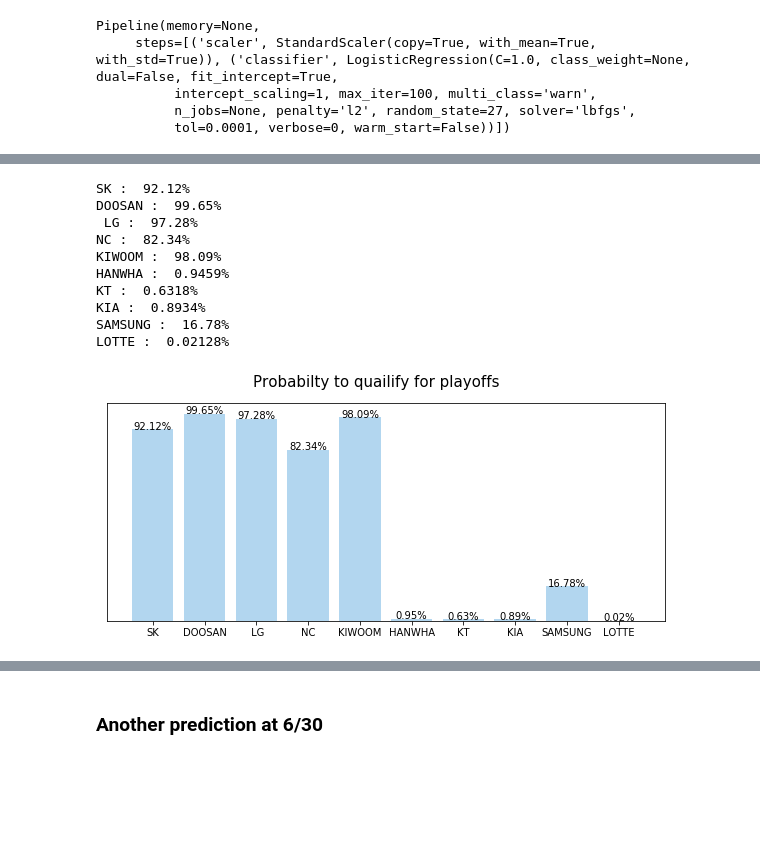
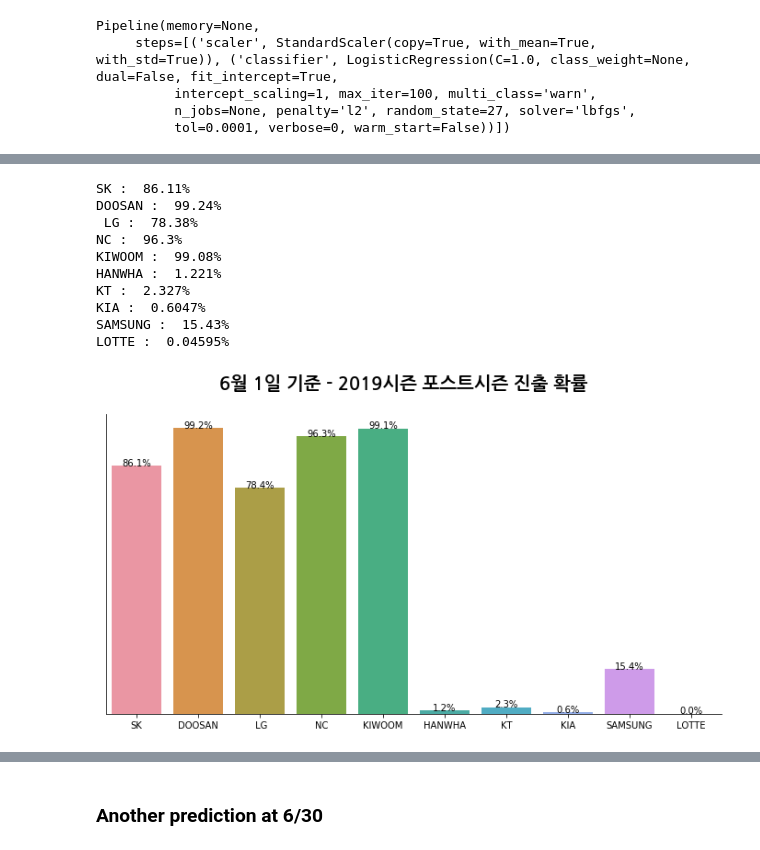
Before and after one commit to Teosoft7/predict_kbo, a Jupyter notebook: predict_kbo.ipynb, the cells around one changed output, grey strips where cells are left out. Cells and saved outputs as stored; diff of their text form; code cells hidden in the pictures; blank space fills up the shorter version.

Commit message:
add seaborn and random state for model

```diff
--- a/predict_kbo.ipynb
+++ b/predict_kbo.ipynb
@@ -271,17 +215,0 @@ LOTTE :  0.001638%
-# %%
-# Draw a chart
-fig, ax = plt.subplots(figsize=(10, 4))
-ax.bar(predicts.keys(), predicts.values(), color='#007acc', alpha=.3)
-ax.grid(False)
-ax.set_yticks([])
-
-fig.suptitle('Probabilty to WIn a league', fontsize=15)
-
-for rect in ax.patches:
-    y_value = rect.get_height()
-    x_value = rect.get_x() + rect.get_width() / 2
-
-    label = '{:.2f}%'.format(y_value)
-    plt.annotate(label, (x_value, y_value), ha='center' )
-
-plt.show()
@@ -327,0 +282,10 @@ weighted avg       0.71      0.71      0.70        17
+# %%
+# Set pipeline with SS & Log_Regressor
+pp_post_lr = Pipeline([
+    ('scaler', StandardScaler()),
+    ('classifier', LogisticRegression(solver='lbfgs',
+                                      random_state=27))
+])
+# %%
+# Train model
+pp_post_lr.fit(X_train, y_train)
@@ -328,36 +312,39 @@ weighted avg       0.71      0.71      0.70        17
 # %%
+# Show odds for playoff
 predicts = {}
 for team, value in stat_0601.items():
-    proba = pipeline_post.predict_proba([value])[0][1]*100
+    proba = pp_post_lr.predict_proba([value])[0][1]*100
     predicts[team] = proba
     print(f'{team} :  {proba:.4}%')
 # %% [output]
-SK :  92.12%
-DOOSAN :  99.65%
- LG :  97.28%
-NC :  82.34%
-KIWOOM :  98.09%
-HANWHA :  0.9459%
-KT :  0.6318%
-KIA :  0.8934%
-SAMSUNG :  16.78%
-LOTTE :  0.02128%
+SK :  86.11%
+DOOSAN :  99.24%
+ LG :  78.38%
+NC :  96.3%
+KIWOOM :  99.08%
+HANWHA :  1.221%
+KT :  2.327%
+KIA :  0.6047%
+SAMSUNG :  15.43%
+LOTTE :  0.04595%
 # %%
-# Draw a chart
-fig, ax = plt.subplots(figsize=(10, 4))
-ax.bar(predicts.keys(), predicts.values(), color='#007acc', alpha=.3)
+# Draw chart with Seaborn
+fig, ax = plt.subplots(figsize=(12, 6))
+sns.barplot(x=list(predicts.keys()), y=list(predicts.values()), ax=ax)
+sns.despine(fig)
+
 ax.grid(False)
 ax.set_yticks([])
 
-fig.suptitle('Probabilty to quailify for playoffs', fontsize=15)
+fig.suptitle('6월 1일 기준 - 2019시즌 포스트시즌 진출 확률', fontproperties=title_font)
 
 for rect in ax.patches:
     y_value = rect.get_height()
     x_value = rect.get_x() + rect.get_width() / 2
 
-    label = '{:.2f}%'.format(y_value)
-    plt.annotate(label, (x_value, y_value), ha='center' )
+    label = '{:.1f}%'.format(y_value)
+    plt.annotate(label, (x_value, y_value), ha='center', fontsize=10)
 
 plt.show()
 # %% [output]
-[figure, old version]
+[figure, new version]
```
Also changed, not shown: parts of 79 cells of this notebook, 2 other files.
